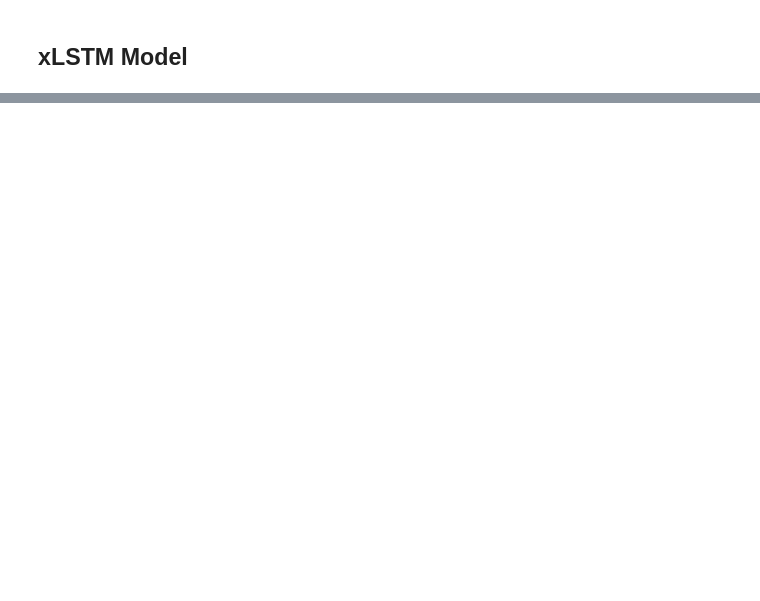
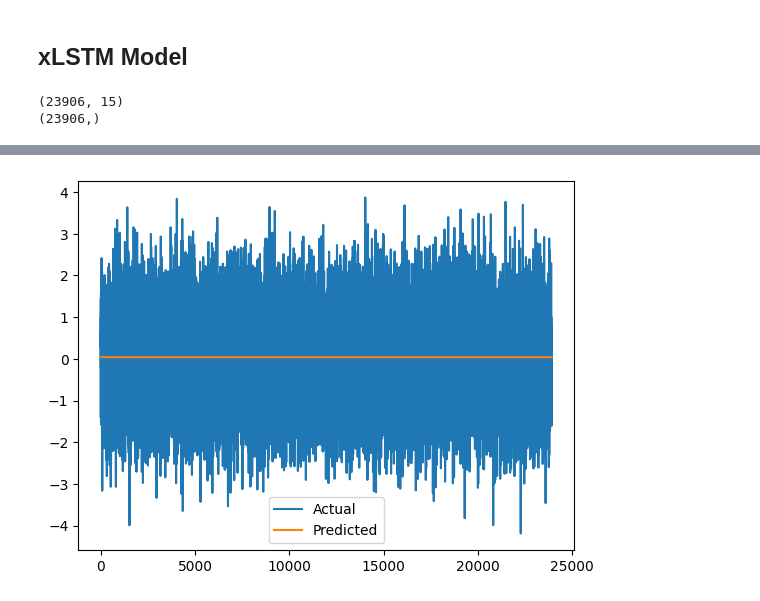
Before and after one commit to YapWH/EZAutoMate, a Jupyter notebook: Statistic.ipynb, the cells around one changed output, grey strips where cells are left out. Saved outputs shown, nothing was run; the diff lists cells and outputs as text; code cells hidden in the pictures; blank space fills up the shorter version.

```diff
--- a/Statistic.ipynb
+++ b/Statistic.ipynb
@@ -948,0 +910,72 @@ plt.show()
+# %%
+import torch
+import torch.nn as nn
+import torch.optim as optim
+from torch.utils.data import DataLoader, TensorDataset
+import numpy as np
+import pandas as pd
+import matplotlib.pyplot as plt
+
+data = pd.DataFrame(np.random.randn(23906, 16), columns=[f'feature_{i}' for i in range(15)] + ['Price ($)'])
+X = data.drop(['Price ($)'], axis=1)
+y = data['Price ($)']
+
+print(X.shape)
+print(y.shape)
+
+X = X.values
+y = y.values
+
+X_tensor = torch.tensor(X, dtype=torch.float32)
+y_tensor = torch.tensor(y, dtype=torch.float32)
+
+X_tensor = X_tensor.unsqueeze(1)
+
+dataset = TensorDataset(X_tensor, y_tensor)
+dataloader = DataLoader(dataset, batch_size=32, shuffle=True)
+
+class LSTMRegressor(nn.Module):
+    def __init__(self, input_size, hidden_size, num_layers, output_size):
+        super(LSTMRegressor, self).__init__()
+        self.hidden_size = hidden_size
+        self.num_layers = num_layers
+        self.lstm = nn.LSTM(input_size, hidden_size, num_layers, batch_first=True)
+        self.fc = nn.Linear(hidden_size, output_size)
+
+    def forward(self, x):
+        h0 = torch.zeros(self.num_layers, x.size(0), self.hidden_size).to(x.device)
+        c0 = torch.zeros(self.num_layers, x.size(0), self.hidden_size).to(x.device)
+
+        out, _ = self.lstm(x, (h0, c0))
+        out = self.fc(out[:, -1, :])
+        return out
+
+input_size = 15
+hidden_size = 32
+num_layers = 2
+output_size = 1
+
+model = LSTMRegressor(input_size, hidden_size, num_layers, output_size)
+criterion = nn.MSELoss()
+optimizer = optim.Adam(model.parameters(), lr=0.01)
+num_epochs = 30
+
+for epoch in range(num_epochs):
+    for i, (inputs, targets) in enumerate(dataloader):
+        outputs = model(inputs)
+        X_tensor = X_tensor.unsqueeze(1)
+        loss = criterion(outputs, targets)
+
+        optimizer.zero_grad()
+        loss.backward()
+        optimizer.step()
+
+    print(f'Epoch [{epoch+1}/{num_epochs}], Loss: {loss.item():.4f}')
+
+model.eval()
+with torch.no_grad():
+    inputs = torch.tensor(X, dtype=torch.float32).unsqueeze(1)
+    predictions = model(inputs).numpy()
+# %% [output]
+(23906, 15)
+(23906,)
@@ -948,0 +999 @@ plt.show()
+[figure, added]
```
Also changed, not shown: parts of 47 cells of this notebook.
